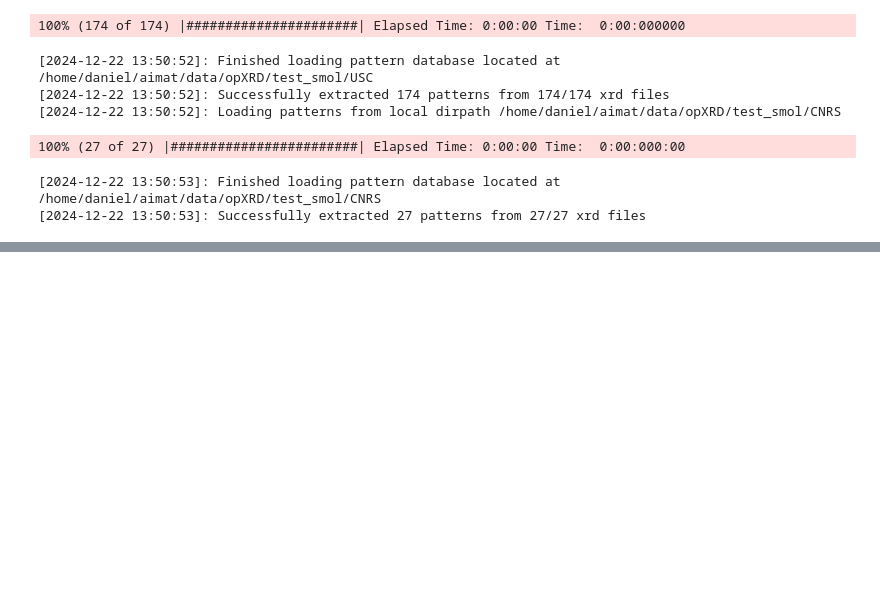
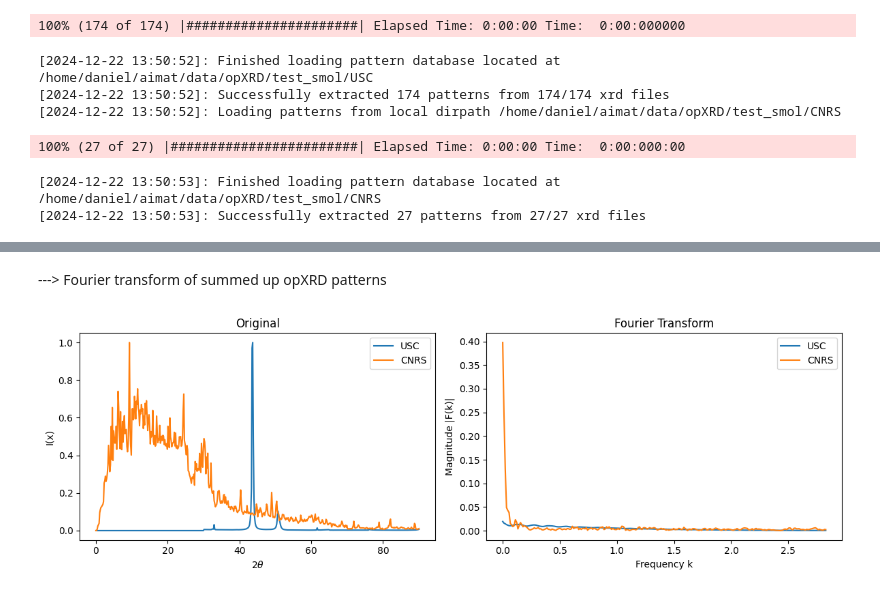
Before and after one commit to aimat-lab/opXRD, a Jupyter notebook: opxrd/plots.ipynb, the cells around one changed output, grey strips where cells are left out. Drawn from its saved outputs; the diff is of its cells as text; code cells hidden in the pictures; blank space fills up the shorter version.

```diff
--- a/opxrd/plots.ipynb
+++ b/opxrd/plots.ipynb
@@ -34,5 +37,8 @@ analyser.plot_reference_fourier(b1=70, b2=80, b3 = 60)
 # %%
-#analyser.plot_fourier()
+analyser.plot_opxrd_fourier()
+# %% [output]
+---> Fourier transform of summed up opXRD patterns
+[figure, added]
 # %%
 analyser.plot_in_single(limit_patterns=10)
 # %%
```
Also changed, not shown: parts of 3 cells of this notebook, 1 other file.
